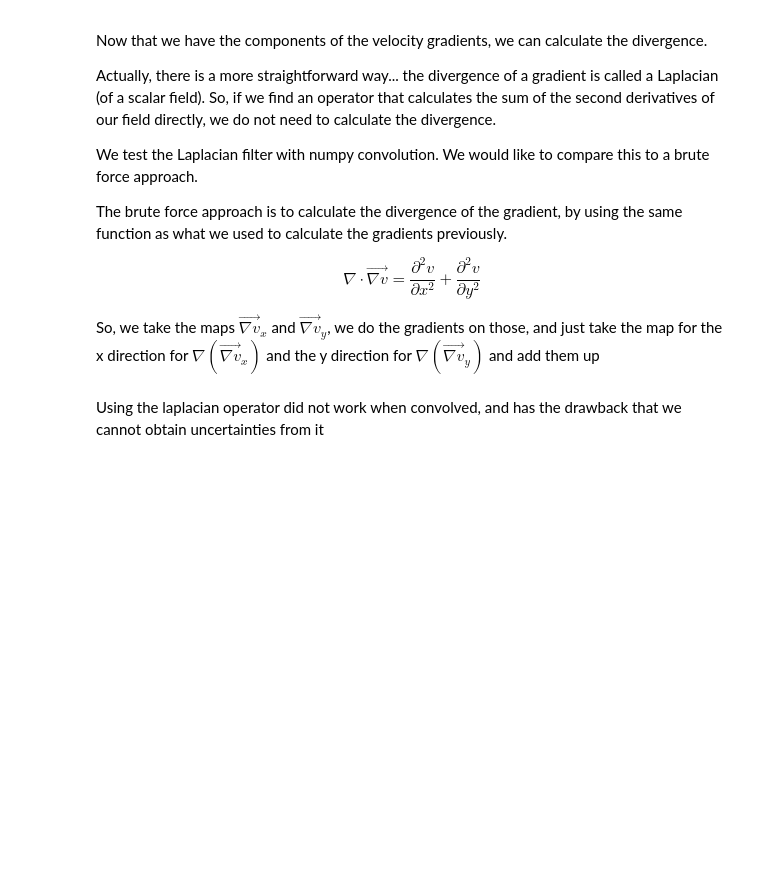
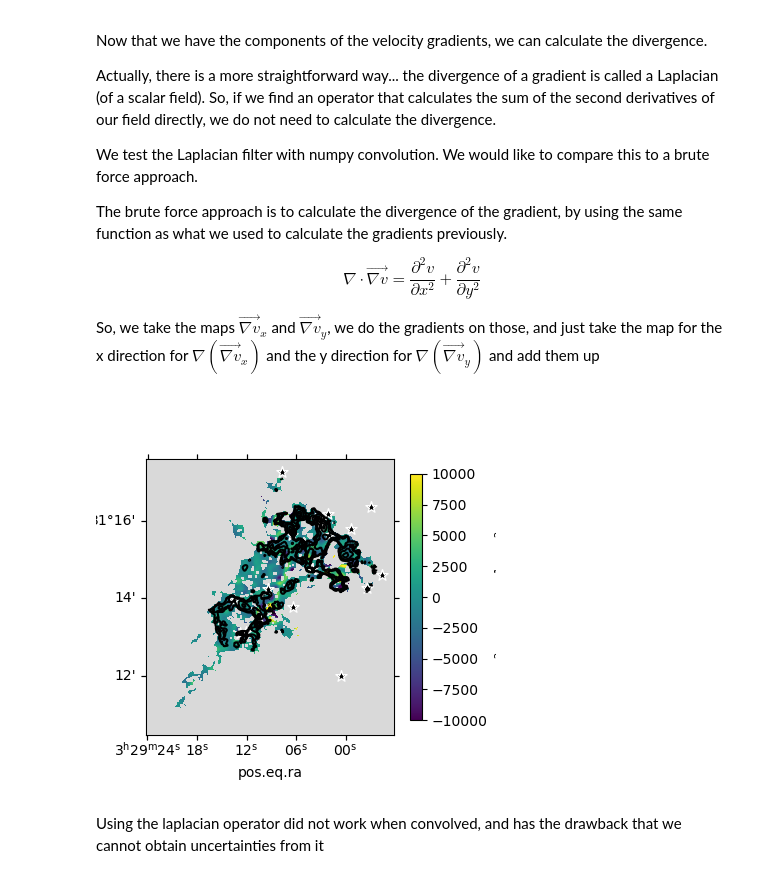
Before and after one commit to tere-valdivia/propstar_gasflow, a Jupyter notebook: analysis/test_divergence.ipynb, the cells around one changed output. Cells and saved outputs as stored; diff of their text form; code cells hidden in the pictures; blank space fills up the shorter version.

```diff
--- a/analysis/test_divergence.ipynb
+++ b/analysis/test_divergence.ipynb
@@ -193,9 +226,9 @@ The brute force approach is to calculate the divergence of the gradient, by usin
 
 So, we take the maps $\vec{\nabla v}_x$ and $\vec{\nabla v}_y$, we do the gradients on those, and just take the map for the x direction for $\nabla(\vec{\nabla v}_x)$ and the y direction for $\nabla(\vec{\nabla v}_y)$ and add them up
 # %%
-divfile_brute = 'laplacian_velfield_diag_brute_pc.fits'
-e_divfile_brute = 'laplacian_velfield_diag_brute_pc_unc.fits'
-divfile_brute_magnitude = 'laplacian_velfield_diag_brute_pc_abs.fits'
+divfile_brute = 'laplacian_velfield_diag_brute_pc_{0}_{1}.fits'.format(molecule, clump)
+e_divfile_brute = 'laplacian_velfield_diag_brute_pc_unc_{0}_{1}.fits'.format(molecule, clump)
+divfile_brute_magnitude = 'laplacian_velfield_diag_brute_pc_abs_{0}_{1}.fits'.format(molecule, clump)
 overwrite = False
 # %%
 if not os.path.exists(divfile_brute) or overwrite:
@@ -219,6 +252,22 @@ if not os.path.exists(divfile_brute_magnitude) or overwrite:
     fits.writeto(divfile_brute_magnitude, abs_laplacian_map, divheader, overwrite=True)
 else:
     abs_laplace_map = fits.getdata(divfile_brute_magnitude)
+# %%
+# we see more or less the values of the laplacian
+fig = plt.figure(figsize=(4,4))
+ax = fig.add_subplot(111, projection=wcssky)
+im = ax.imshow(laplacian_map, origin='lower', vmin=-1e4, vmax=1e4)
+for i in catalog_protostars.index.values:
+    ax.scatter(catalog_protostars.loc[i, 'RAJ2000'], catalog_protostars.loc[i, 'DEJ2000'],
+               transform=ax.get_transform('world'), marker='*', facecolor='k', edgecolor='w', s=70)
+
+ax.set_facecolor('0.85')
+ax.contour(fits.getdata('../data/NGC1333_HC3N_L24-merged_small_K_-3.0_18.0_mom0_filter.fits'), colors='k', levels=[0.3,0.5,1,2,3])
+fig.colorbar(im, ax=ax, pad=0.05, label=r'$\nabla^2v_{\mathrm{LSR}}$ (km s$^{-1}$ pc$^{-2}$)', shrink=0.8)
+
+fig.savefig(divfile_brute.format(molecule, clump)[:-5]+'.pdf')
+# %% [output]
+[figure, added]
 # %% [markdown]
 Using the laplacian operator did not work when convolved, and has the drawback that we cannot obtain uncertainties from it
 # %%
```
Also changed, not shown: parts of 6 cells of this notebook, 59 other files.
